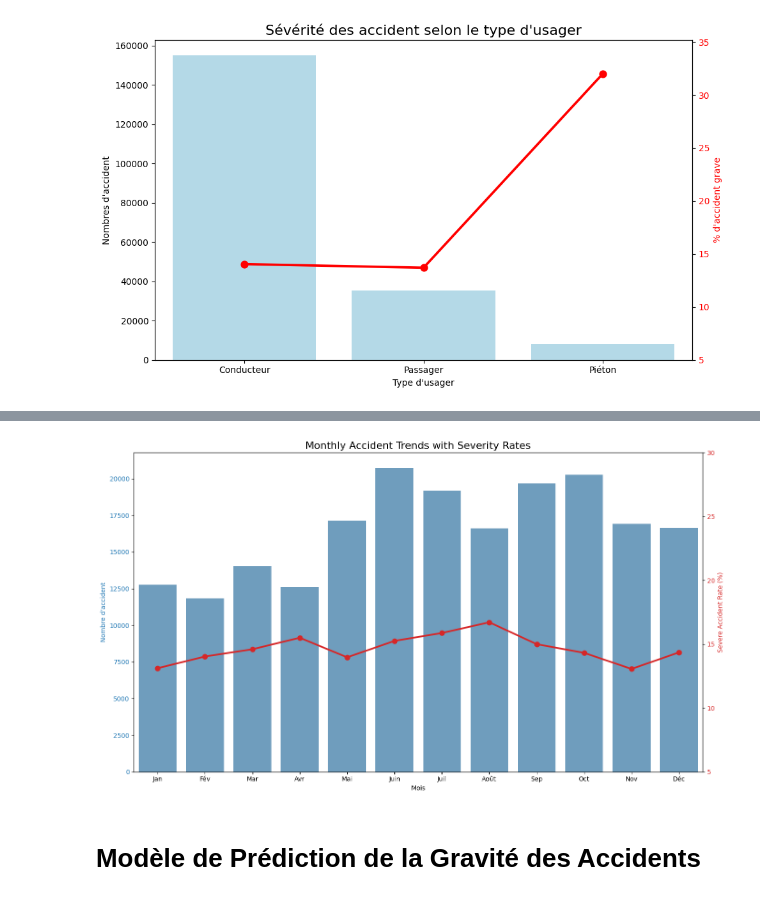
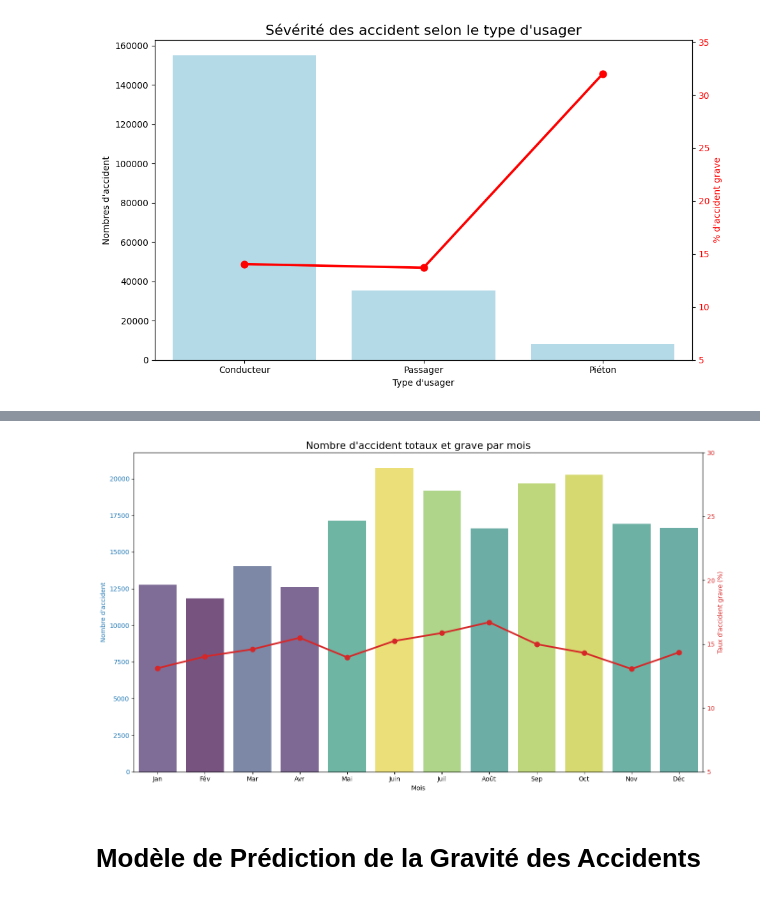
Before and after one commit to Thibo0/projet_ml_m1, a Jupyter notebook: projet.ipynb, the cells around one changed output, grey strips where cells are left out. Saved outputs shown, nothing was run; the diff lists cells and outputs as text; code cells hidden in the pictures.

Commit message:
fixed graph added

```diff
--- a/projet.ipynb
+++ b/projet.ipynb
@@ -539,37 +540,37 @@ month_labels = {
 }
 
 dataset_graph['month_name'] = dataset_graph['mois'].map(month_labels)
 
 monthly_data = dataset_graph.groupby(['mois', 'month_name']).agg(
    total_accidents=('mois', 'count'),
    severe_accidents=('severe', 'sum')
 ).reset_index()
 
 monthly_data['severe_rate'] = monthly_data['severe_accidents'] / monthly_data['total_accidents'] * 100
 
 monthly_data = monthly_data.sort_values('mois')
 fig, ax1 = plt.subplots(figsize=(14, 8))
 
 color = 'tab:blue'
 ax1.set_xlabel('Mois')
 ax1.set_ylabel('Nombre d\'accident', color=color)
-sns.barplot(x='month_name', y='total_accidents', data=monthly_data, color=color, alpha=0.7, ax=ax1)
+sns.barplot(x='month_name', y='total_accidents', data=monthly_data, color=color, alpha=0.7, ax=ax1,palette='viridis', legend=False, hue='total_accidents')
 ax1.tick_params(axis='y', labelcolor=color)
 
 
 ax2 = ax1.twinx()
 color = 'tab:red'
-ax2.set_ylabel('Severe Accident Rate (%)', color=color)
+ax2.set_ylabel('Taux d\'accident grave (%)', color=color)
 sns.pointplot(x='month_name', y='severe_rate', data=monthly_data, color=color, ax=ax2)
 ax2.tick_params(axis='y', labelcolor=color)
 
 ax2.set_ylim(5, 30)
 
-plt.title('Monthly Accident Trends with Severity Rates', fontsize=16)
+plt.title('Nombre d\'accident totaux et grave par mois', fontsize=16)
 plt.tight_layout()
 plt.show()
 # %% [output]
-[figure, old version]
+[figure, new version]
 # %% [markdown]
 # Modèle de Prédiction de la Gravité des Accidents
 # %% [markdown]
```
Also changed, not shown: parts of 4 cells of this notebook.
